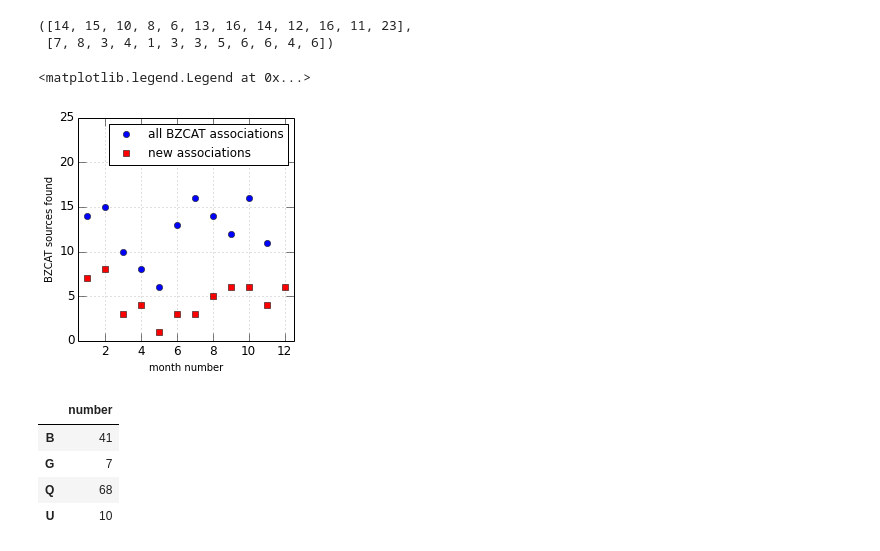
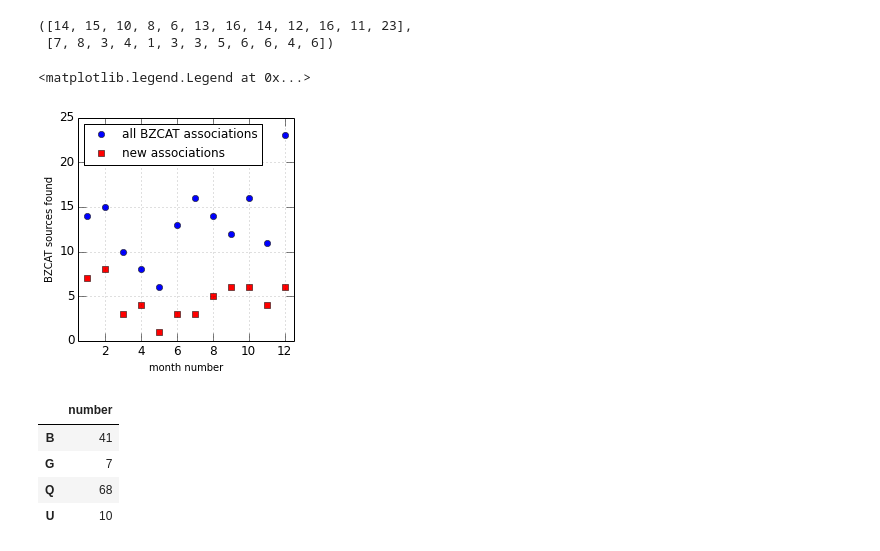
Before and after one commit to tburnett/Fermi-LAT, a Jupyter notebook: transients/BZCAT study.ipynb, the cells around one changed output. Saved outputs shown, nothing was run; the diff lists cells and outputs as text; code cells hidden in the pictures.

```diff
--- a/transients/BZCAT study.ipynb
+++ b/transients/BZCAT study.ipynb
@@ -5,7 +5,8 @@ Read in the "bzcat_summary" files generated by the association analysis for each
 %matplotlib inline
 os.chdir(os.path.expandvars('$FERMI/skymodels/P301_monthly'))
 import glob, pickle
-ff = sorted(glob.glob('month*/plots/associations/bzcat_summary*.csv')); print 'found %d months' %len(ff)
+ff = sorted(glob.glob('month*/plots/associations/bzcat_summary*.csv'));
+print 'found %d months' %len(ff)
 # %% [output]
 found 12 months
 # %% [markdown]
@@ -37,10 +38,13 @@ Idealy, there should be no overlap, since the 6-year sources are input to the so
 1. The 6-year source was discarded by mistake
 2. The new source is close enough to get associated.
 # %%
-bz6 = pd.read_csv(os.path.expandvars('$FERMI/skymodels/P301_6years/uw972/plots/associations/bzcat_summary.csv'),index_col=0)
+bz6 = pd.read_csv(os.path.expandvars(
+        '$FERMI/skymodels/P301_6years/uw972/plots/associations/bzcat_summary.csv'),
+                  index_col=0)
 bz6names=set(bz6.index)
 insix =set(bznames).intersection(bz6names)
-print '%d monthly names are in the 6-year list of %d names' % (len(insix), len(bznames))
+print '%d monthly names are in the 6-year list of %d names'\
+    % (len(insix), len(bznames))
 # %% [output]
 71 monthly names are in the 6-year list of 126 names
 # %% [markdown]
@@ -112,13 +116,13 @@ nm,ngood
 # %%
 fig,ax = plt.subplots(figsize=(4,4))
 ax.plot(monthlist,[len(bz) for bz in bzm],  'o', label='all BZCAT associations')
 ax.plot(monthlist, ngood, 'sr', label='new associations')
 plt.setp(ax, xlim=(0.5, monthlist[-1]+0.5), xlabel='month number', ylim=(0,None),ylabel='BZCAT sources found')
 ax.grid(True, alpha=0.5)
-ax.legend()
+ax.legend(loc='upper left')
 # %% [output]
 <matplotlib.legend.Legend at 0x...>
-[figure, old version]
+[figure, new version]
 # %%
 types = set(list(df.type))
 tc = [sum(df.type==type) for type in types]
```
Also changed, not shown: parts of 5 cells of this notebook.
